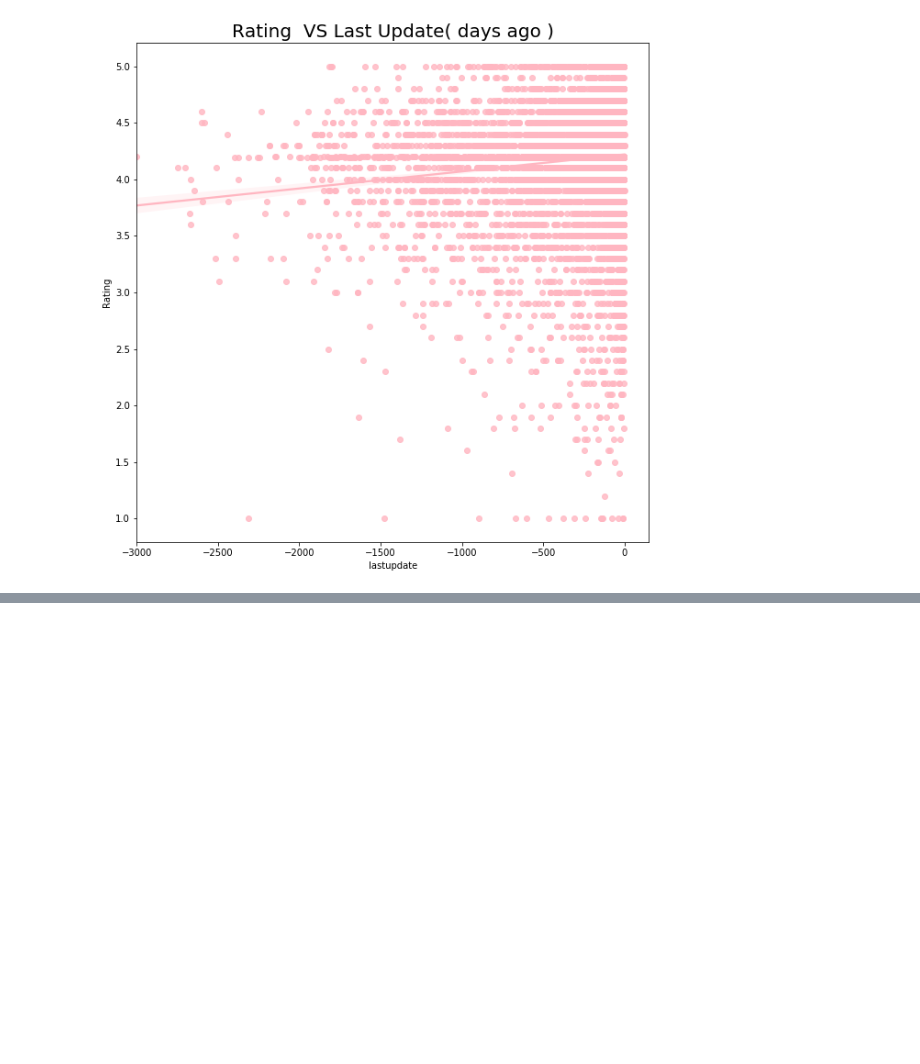
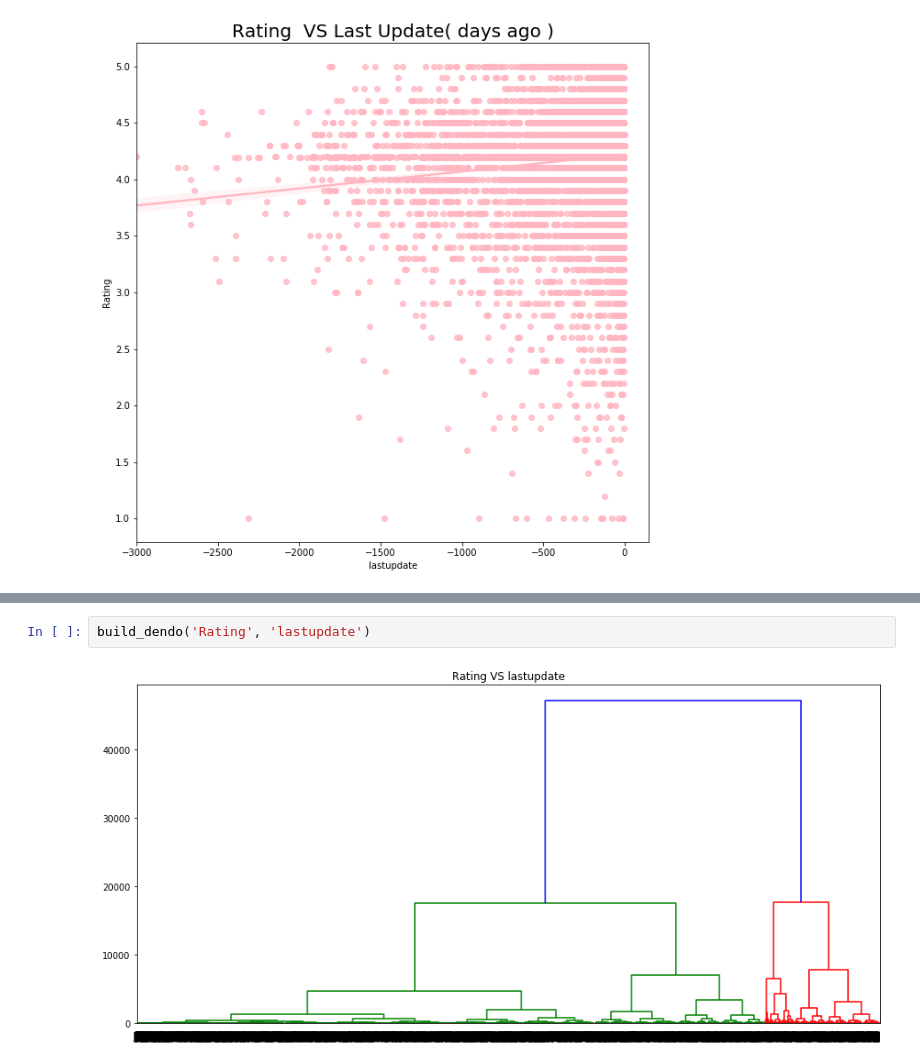
Before and after one commit to kianvi/GooglePlay-Apps-Hierarchical-Clustering-, a Jupyter notebook: GooglePlay.ipynb, the cells around one changed output, grey strips where cells are left out. Cells and saved outputs as stored; diff of their text form; blank space fills up the shorter version.

```diff
--- a/GooglePlay.ipynb
+++ b/GooglePlay.ipynb
@@ -332,0 +349,4 @@ ValueError: could not convert string to float: 'Photo Editor & Candy Camera & Gr
+# %%
+build_dendo('Rating', 'lastupdate')
+# %% [output]
+[figure, added]
```
Also changed, not shown: parts of 4 cells of this notebook.
